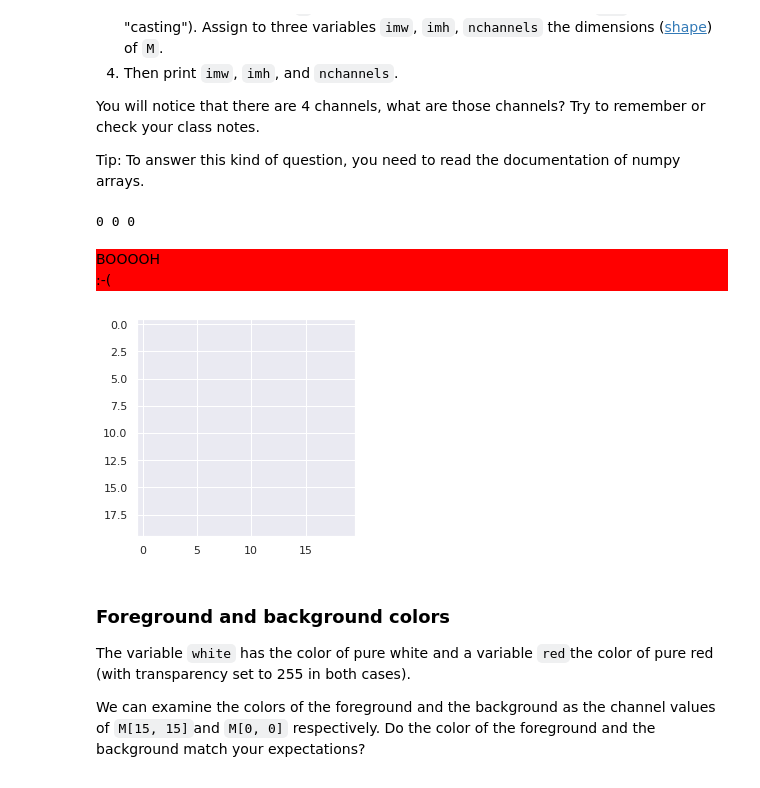
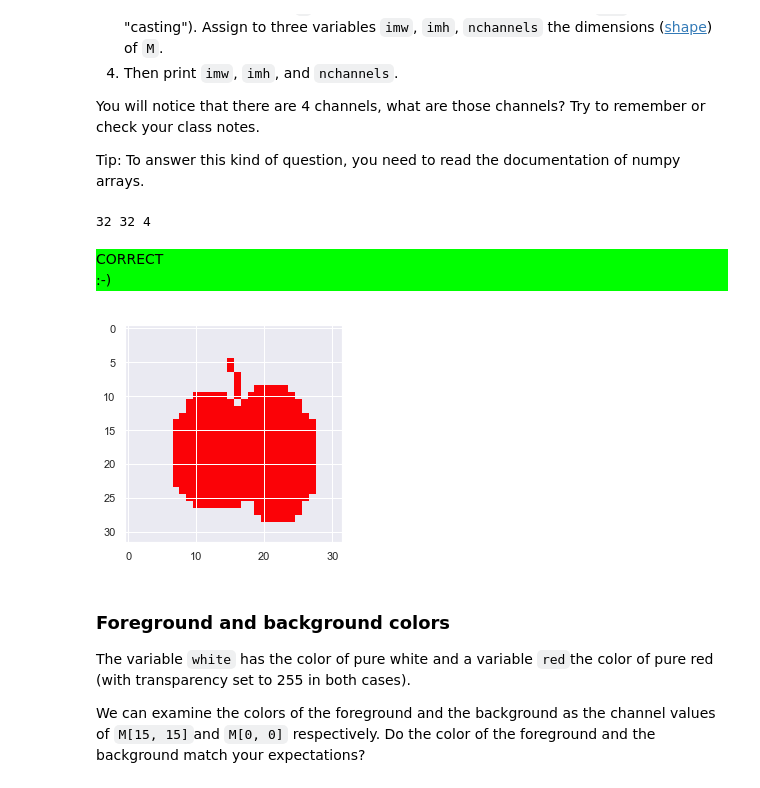
Before and after one commit to ClemenceS/info232, a Jupyter notebook: TP1/TP1.ipynb, the cells around one changed output. Cells and saved outputs as stored; diff of their text form; code cells hidden in the pictures.

```diff
--- a/TP1/TP1.ipynb
+++ b/TP1/TP1.ipynb
@@ -89,24 +89,25 @@ Tip: To answer this kind of question, you need to read the documentation of nump
 # %%
 ### Answer question 1
 question = 1
 import numpy as np         # This is needed to import Numpy
-apple_example = ""
-img = []
-M = np.zeros([20,20,4])
-imw, imh, nchannels = 0, 0, 0
+apple_example = "./mini-dataset/a1.png"
+img =  get_image(apple_example)
+M = np.array(img)
+#print(M.shape)
+imw, imh, nchannels = 32, 32, 4
 
 print(imw, imh, nchannels)
 plt.imshow(M) # This shows the image as a numpy array
 
 # This is the checker code, keep it
 answer = int.from_bytes(apple_example.encode('utf-8'), "little")+imw * imh + nchannels
 score = 0
 score += check(answer, question)
 # %% [output]
-0 0 0
+32 32 4
-BOOOOH
-:-(
+CORRECT
+:-)
-[figure, old version]
+[figure, new version]
 # %% [markdown]
 ### Foreground and background colors
 The variable `white` has the color of pure white and a variable `red`the color of pure red (with transparency set to 255 in both cases).
```
Also changed, not shown: parts of 2 cells of this notebook.
